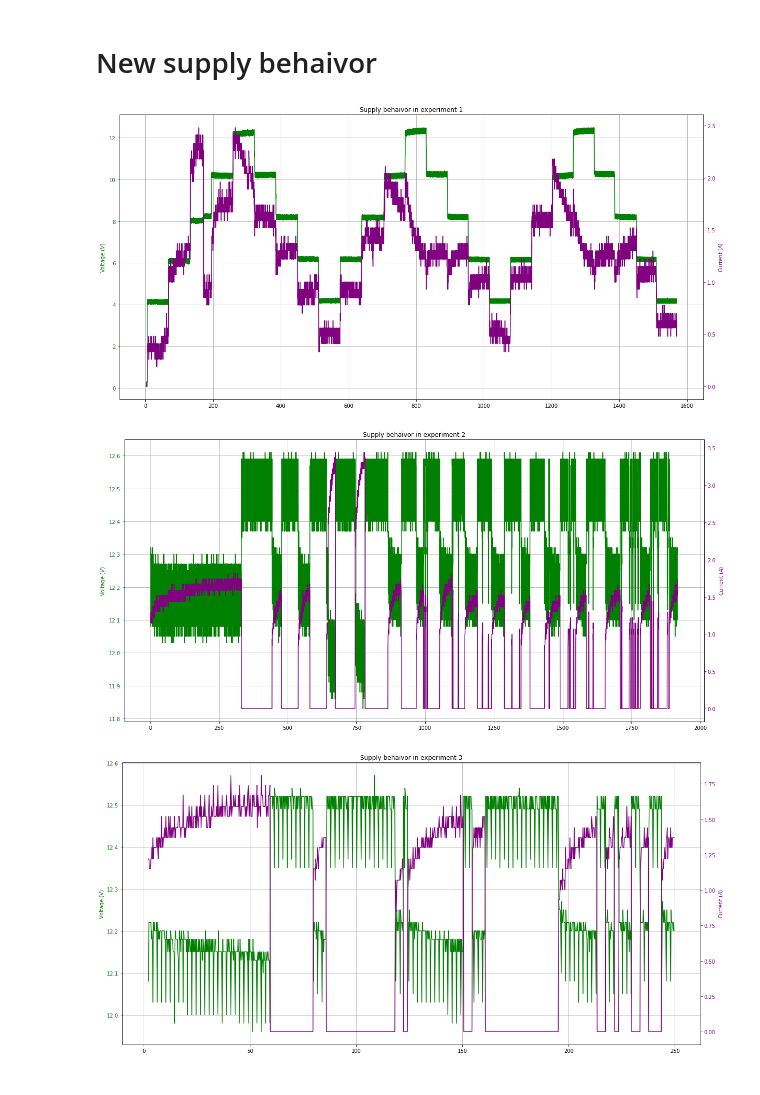
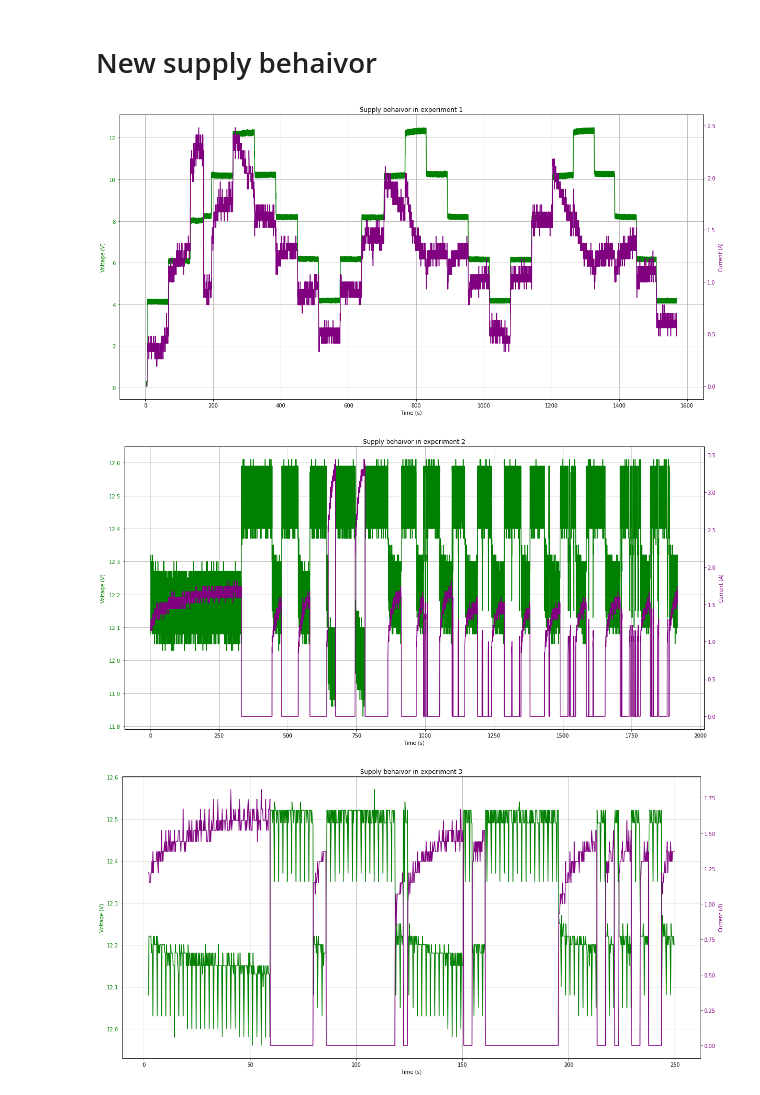
Before and after one commit to Ghiordy/Solar-incubator, a Jupyter notebook: Data-treatment/Experiment-april-2nd-week.ipynb, the cells around one changed output. Saved outputs shown, nothing was run; the diff lists cells and outputs as text; code cells hidden in the pictures.

Commit message:
label x fixed to figures

```diff
--- a/Data-treatment/Experiment-april-2nd-week.ipynb
+++ b/Data-treatment/Experiment-april-2nd-week.ipynb
@@ -220,22 +220,24 @@ data3.describe()
 # %%
 fig, ax1 = plt.subplots(figsize=(20,10))
 ax1.plot(data1.Time/1000,data1.Voltage,color = 'green')
+ax1.set_xlabel('Time (s)')
 ax1.set_ylabel('Voltage ($V$)', color = 'green')
 ax1.tick_params('y', colors = 'green')
 ax1.grid(True)
 ax1t = ax1.twinx()
 ax1t.plot(data1.Time/1000,data1.Current,color = 'purple')
 ax1t.set_ylabel('Current ($A$)', color = 'purple')
 ax1t.tick_params('y', colors = 'purple')
 plt.title('Supply behaivor in experiment 1')
 plt.savefig('exp1_p.svg')
 plt.savefig('exp1_p.png')
 plt.show()
 # %% [output]
-[figure, old version]
+[figure, new version]
 # %%
 fig, ax1 = plt.subplots(figsize=(20,10))
 ax1.plot(data2.Time/1000,data2.Voltage,color = 'green')
+ax1.set_xlabel('Time (s)')
 ax1.set_ylabel('Voltage ($V$)', color = 'green')
 ax1.tick_params('y', colors = 'green')
 ax1.grid(True)
@@ -248,10 +250,11 @@ plt.savefig('exp2_p.svg')
 plt.savefig('exp2_p.png')
 plt.show()
 # %% [output]
-[figure, old version]
+[figure, new version]
 # %%
 fig, ax1 = plt.subplots(figsize=(20,10))
 ax1.plot(data3.Time/1000,data3.Voltage,color = 'green')
+ax1.set_xlabel('Time (s)')
 ax1.set_ylabel('Voltage (V)', color = 'green')
 ax1.tick_params('y', colors = 'green')
 ax1.grid(True)
@@ -264,4 +267,4 @@ plt.savefig('exp3_p.svg')
 plt.savefig('exp3_p.png')
 plt.show()
 # %% [output]
-[figure, old version]
+[figure, new version]
```
Also changed, not shown: 9 other files.
